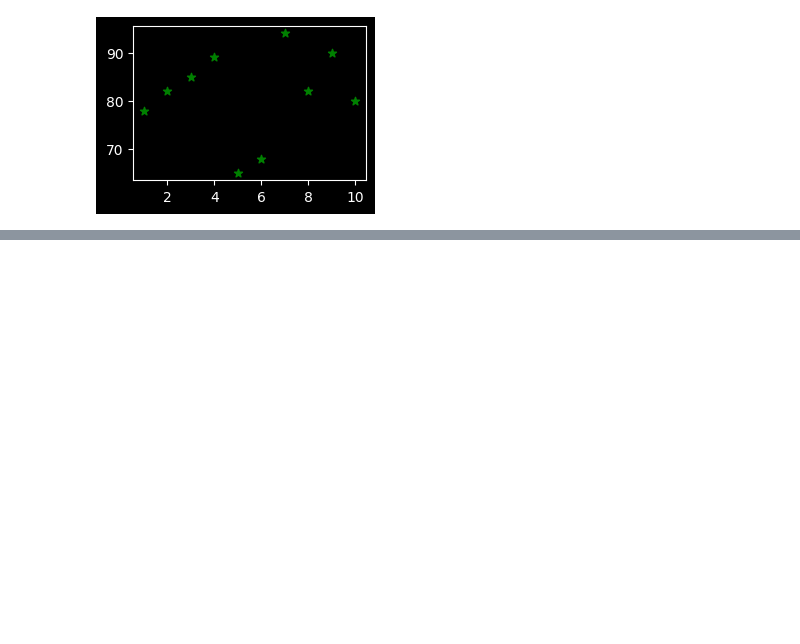
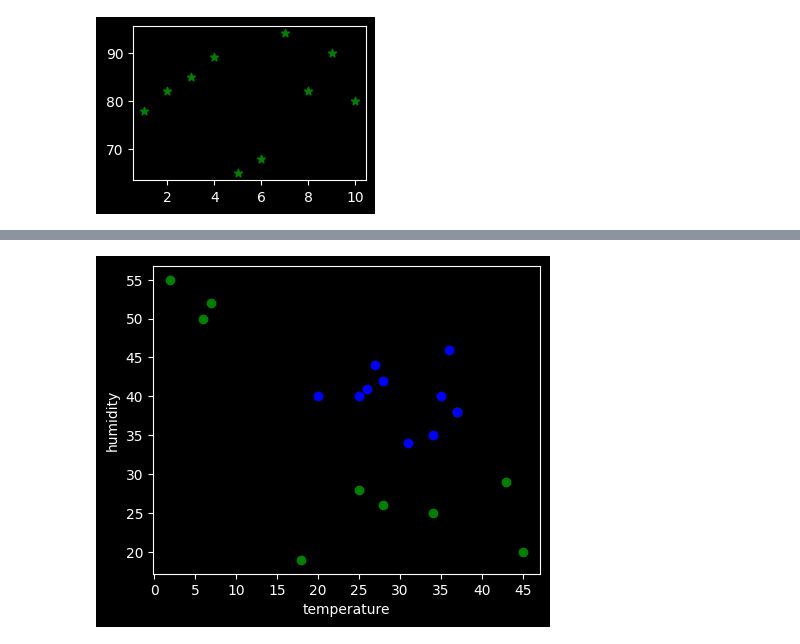
Before and after one commit to tusharmaurya267/Python_basic, a Jupyter notebook: Matplotlib_&_Seaborn.ipynb, the cells around one changed output, grey strips where cells are left out. Drawn from its saved outputs; the diff is of its cells as text; code cells hidden in the pictures; blank space fills up the shorter version.

```diff
--- a/Matplotlib_&_Seaborn.ipynb
+++ b/Matplotlib_&_Seaborn.ipynb
@@ -30,0 +37,16 @@ gurgaon_humidity = pd.Series([])
+# %%
+# xlabel and ylabel are labels to the axis
+# xticks and yticks are the arrangement of the axis values
+# alpha is the transparency of the marker(1- transparent ; 0.5- translucent ; opaque(by default))
+
+
+plt.figure(figsize=(5,4))
+plt.xticks(np.arange(0,60,5))
+plt.yticks(np.arange(10,60,5))
+plt.scatter(gurgaon_temperature, gurgaon_humidity , color = "green" , marker = "o" , alpha=1 )
+plt.scatter(bangalore_temperature, bangalore_humidity , color = "blue" , marker = "o" , alpha =1 )
+plt.xlabel("temperature")
+plt.ylabel("humidity")
+plt.show()
+# %% [output]
+[figure, added]
```
Also changed, not shown: parts of 3 cells of this notebook.
